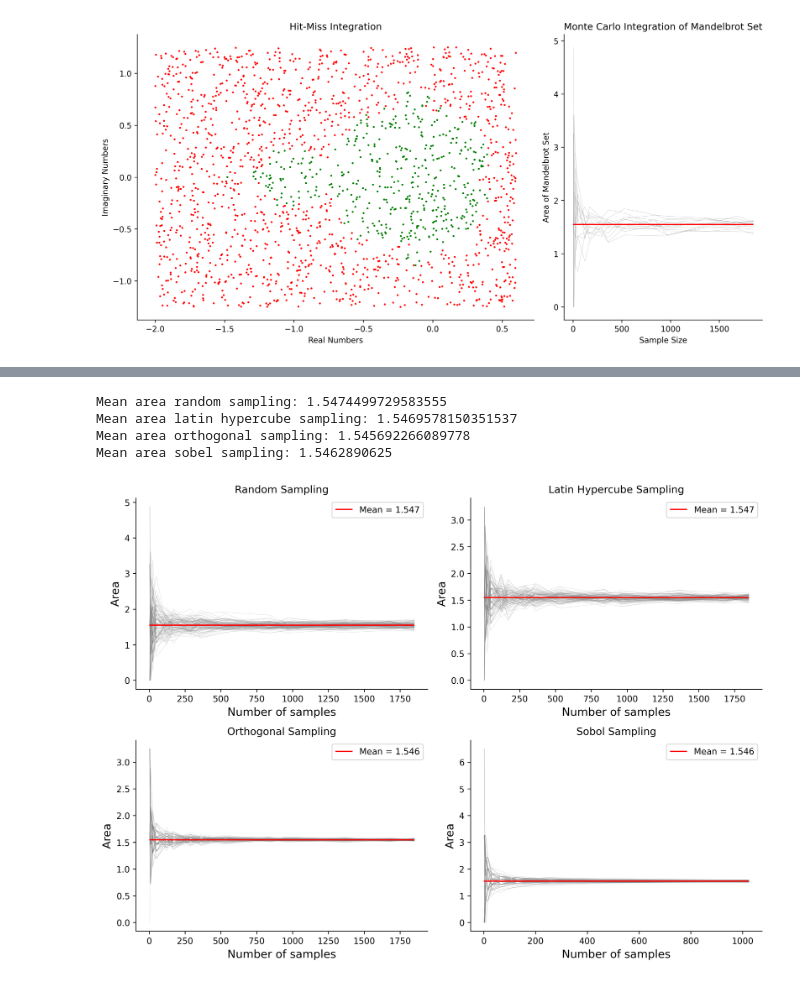
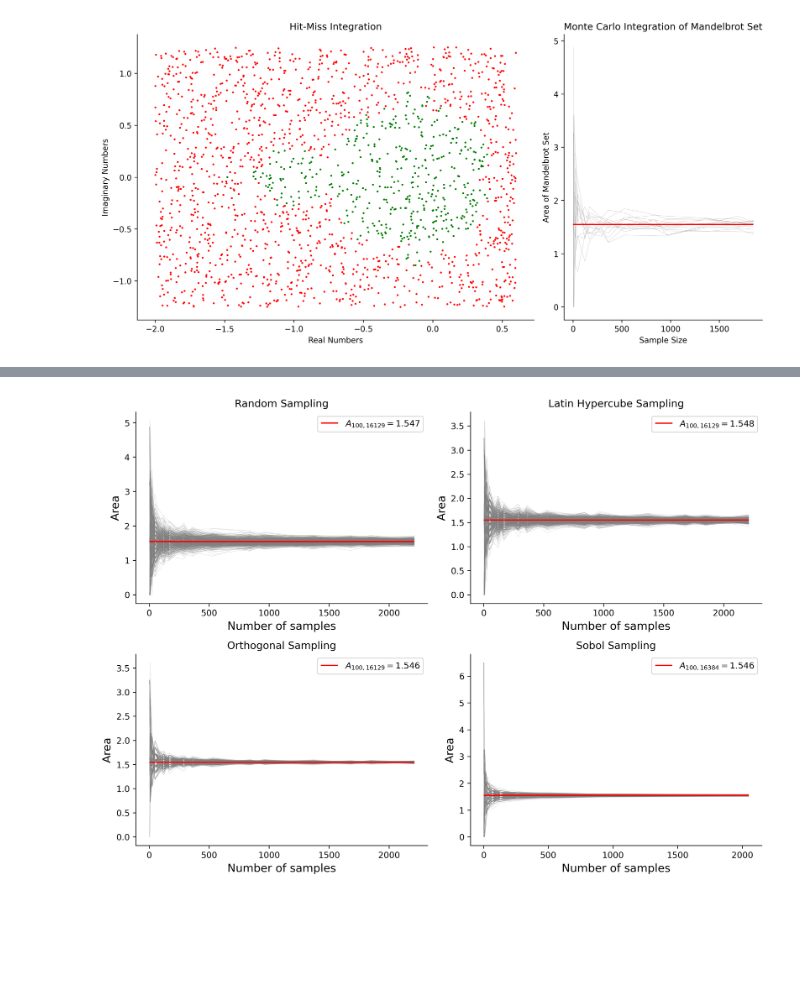
Before and after one commit to NaniHazbolatow/5284STSI6Y, a Jupyter notebook: Assignment 1/assignment1-3.ipynb, the cells around one changed output, grey strips where cells are left out. Cells and saved outputs as stored; diff of their text form; code cells hidden in the pictures; blank space fills up the shorter version.

```diff
--- a/Assignment 1/assignment1-3.ipynb
+++ b/Assignment 1/assignment1-3.ipynb
@@ -236,7 +236,7 @@ axs = axs.flatten()
 for i, method in enumerate(methods):
     c_re, c_im = samples[method]
     correlation = correlations[method]
-    axs[i].scatter(c_re, c_im, s=1)
+    axs[i].scatter(c_re, c_im, s=3, color='blue')
     axs[i].set_title(f"{method} (Correlation: {correlation:.2f}, N={num_samples[method]})", fontsize=10)
     axs[i].set_xlabel("Real Part")
     axs[i].set_ylabel("Imaginary Part")
@@ -364,32 +434,20 @@ plt.show()
 # %%
-# Square of primes: 43**2 ~ 1800 samples
-sample_range = np.array([2, 3, 5, 7, 11, 13, 17, 19, 23, 29, 31, 37, 41, 43])**2
-sobol_sample = sobol_sample_sizes_generator(10)
+# Square of primes: 47**2 ~ 2200 samples, 2**11 ~ 2000 samples
+sample_range = np.array([2, 3, 5, 7, 11, 13, 17, 19, 23, 29, 31, 37, 41, 43, 47])**2
+sobol_sample = sobol_sample_sizes_generator(11)
 
-random, _ = monte_carlo(sample_range, 100, 100, re_min=-2, re_max=0.6, im_min=-1.25, im_max=1.25, sampling_method='UNIRAND', seed_scramble=100)
-LHC, _ = monte_carlo(sample_range, 100, 100, re_min=-2, re_max=0.6, im_min=-1.25, im_max=1.25, sampling_method='LHC',seed_scramble=100)
-OS, _ = monte_carlo(sample_range, 100, 100, re_min=-2, re_max=0.6, im_min=-1.25, im_max=1.25, sampling_method='OHC', seed_scramble=100)
-sobol, _ = monte_carlo(sobol_sample, 100, 100, re_min=-2, re_max=0.6, im_min=-1.25, im_max=1.25, sampling_method='SOBEL',seed_scramble=100)
+random, _ = monte_carlo(sample_range, 500, 100, re_min=-2, re_max=0.6, im_min=-1.25, im_max=1.25, sampling_method='UNIRAND', seed_scramble=100)
+LHC, _ = monte_carlo(sample_range, 500, 100, re_min=-2, re_max=0.6, im_min=-1.25, im_max=1.25, sampling_method='LHC',seed_scramble=100)
+OS, _ = monte_carlo(sample_range, 500, 100, re_min=-2, re_max=0.6, im_min=-1.25, im_max=1.25, sampling_method='OHC', seed_scramble=100)
+sobol, _ = monte_carlo(sobol_sample, 500, 100, re_min=-2, re_max=0.6, im_min=-1.25, im_max=1.25, sampling_method='SOBEL',seed_scramble=100)
 # %%
-mean_area_random = np.mean(random[:, -1])
-print(f'Mean area random sampling: {mean_area_random}')
-
-mean_area_LHC = np.mean(LHC[:, -1])
-print(f'Mean area latin hypercube sampling: {mean_area_LHC}')
-
-mean_area_OS = np.mean(OS[:, -1])
-print(f'Mean area orthogonal sampling: {mean_area_OS}')
-
-mean_area_SOBOL = np.mean(sobol[:, -1])
-print(f'Mean area sobel sampling: {mean_area_SOBOL}')
-
 plt.figure(figsize=(11,8), dpi=300)
 
 plt.subplot(2,2,1)
 plt.title('Random Sampling')
 for i in range(len(random)):
 	plt.plot(sample_range, random[i, :], color='gray', lw=0.5, alpha=0.2)
-plt.hlines(mean_area_random, xmin=0, xmax=sample_range[-1], color='red', label=f'Mean = {round(mean_area_random, 3)}')
+plt.hlines(large_sample_random, xmin=0, xmax=sample_range[-1], color='red', label=fr'$A_{{100,16129}} = {round(large_sample_random, 3)}$')
 plt.xlabel('Number of samples', fontsize=13)
 plt.ylabel('Area', fontsize=13)
 plt.gca().spines['right'].set_visible(False)
@@ -400,43 +458,39 @@ plt.subplot(2,2,2)
 plt.title('Latin Hypercube Sampling')
 for i in range(len(LHC)):
 	plt.plot(sample_range, LHC[i, :], color='gray', lw=0.5, alpha=0.2)
-plt.hlines(mean_area_LHC, xmin=0, xmax=sample_range[-1], color='red', label=f'Mean = {round(mean_area_LHC, 3)}')
+plt.hlines(large_sample_LHC, xmin=0, xmax=sample_range[-1], color='red', label=fr'$A_{{100,16129}} = {round(large_sample_LHC, 3)}$')
 plt.xlabel('Number of samples', fontsize=13)
 plt.ylabel('Area', fontsize=13)
 plt.gca().spines['right'].set_visible(False)
 plt.gca().spines['top'].set_visible(False)
 plt.legend()
 
 plt.subplot(2,2,3)
 plt.title('Orthogonal Sampling')
 for i in range(len(OS)):
 	plt.plot(sample_range, OS[i, :], color='gray', lw=0.5, alpha=0.2)
-plt.hlines(mean_area_OS, xmin=0, xmax=sample_range[-1], color='red', label=f'Mean = {round(mean_area_OS, 3)}')
+plt.hlines(large_sample_OS, xmin=0, xmax=sample_range[-1], color='red', label=fr'$A_{{100,16129}} = {round(large_sample_OS, 3)}$')
 plt.xlabel('Number of samples', fontsize=13)
 plt.ylabel('Area', fontsize=13)
 plt.gca().spines['right'].set_visible(False)
 plt.gca().spines['top'].set_visible(False)
 plt.legend()
 
 plt.subplot(2,2,4)
 plt.title('Sobol Sampling')
 for i in range(len(sobol)):
 	plt.plot(sobol_sample, sobol[i, :], color='gray', lw=0.5, alpha=0.2)
-plt.hlines(mean_area_SOBOL, xmin=0, xmax=sobol_sample[-1], color='red', label=f'Mean = {round(mean_area_SOBOL, 3)}')
+plt.hlines(large_sample_sobol, xmin=0, xmax=sobol_sample[-1], color='red', label=fr'$A_{{100,16384}} = {round(large_sample_sobol, 3)}$')
 plt.xlabel('Number of samples', fontsize=13)
 plt.ylabel('Area', fontsize=13)
 plt.gca().spines['right'].set_visible(False)
 plt.gca().spines['top'].set_visible(False)
 plt.legend()
 
 plt.tight_layout()
 #plt.show()
 plt.savefig('Report Plots/sampling_compairson_long_run.png', dpi=dpi)
 # %% [output]
-Mean area random sampling: 1.5474499729583555
-Mean area latin hypercube sampling: 1.5469578150351537
-Mean area orthogonal sampling: 1.545692266089778
-Mean area sobel sampling: 1.5462890625
-[figure, old version]
+[figure, new version]
 # %%
 # Calculate means and standard errors for each sampling method
```
Also changed, not shown: parts of 10 cells of this notebook, 3 other files.
